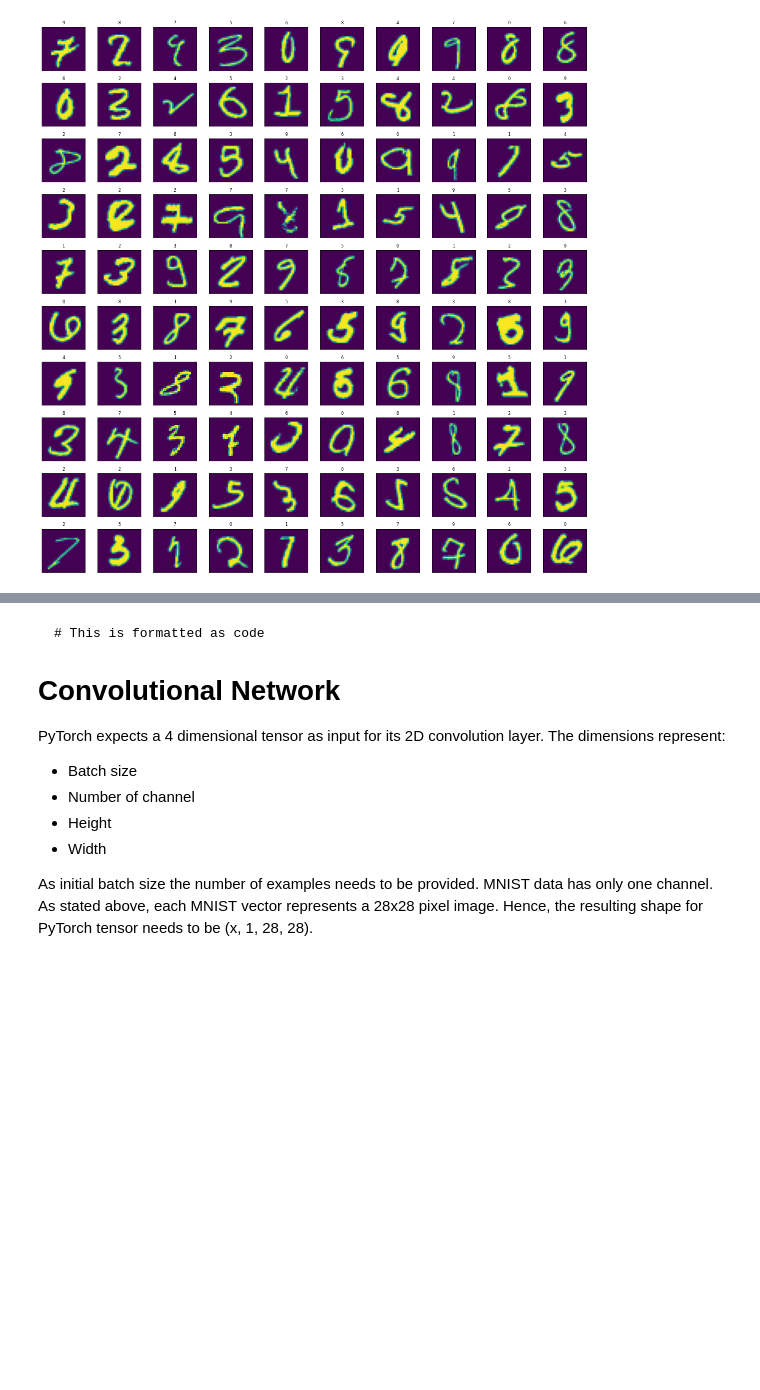
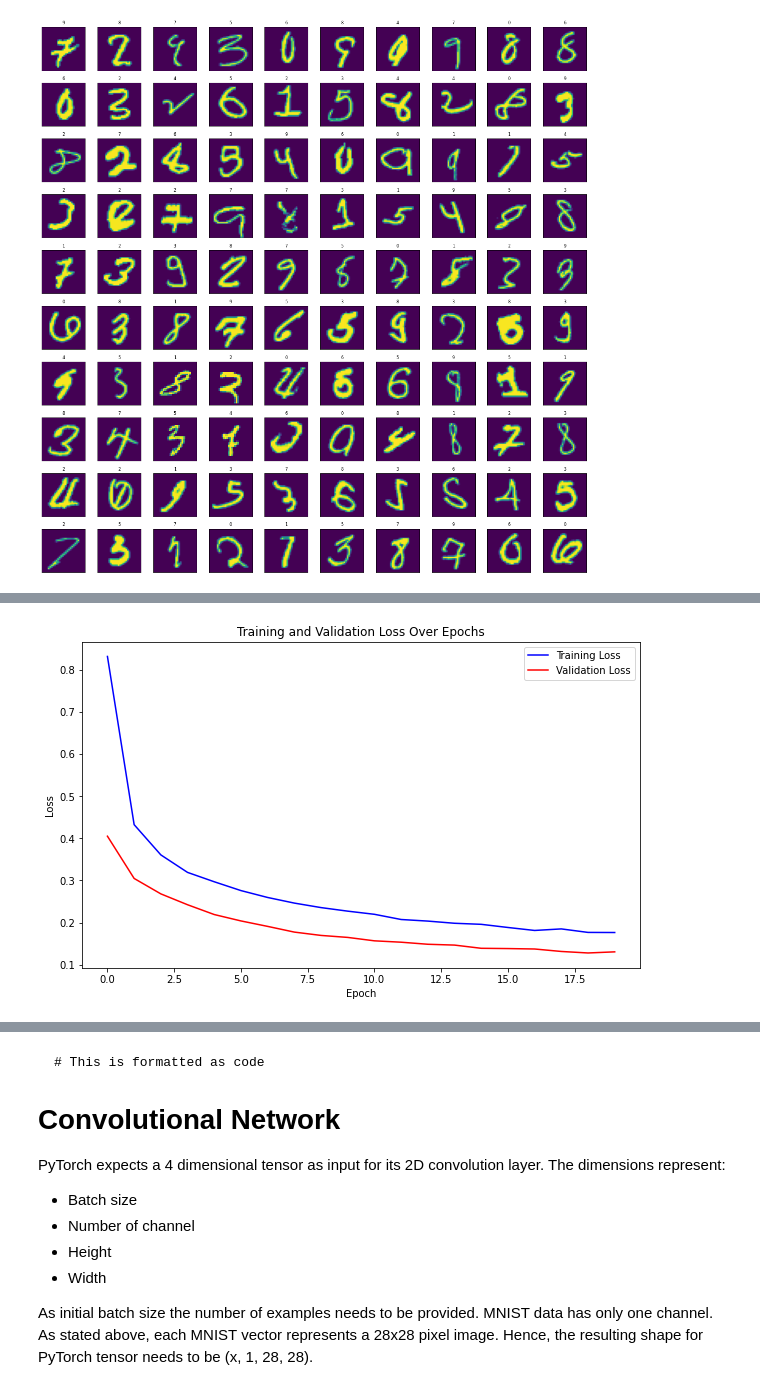
Before and after one commit to Cradulllaaa/Vizuara-AIML, a Jupyter notebook: Hand_written_text_classification_Project.ipynb, the cells around one changed output, grey strips where cells are left out. Drawn from its saved outputs; the diff is of its cells as text; code cells hidden in the pictures; blank space fills up the shorter version.

```diff
--- a/Hand_written_text_classification_Project.ipynb
+++ b/Hand_written_text_classification_Project.ipynb
@@ -172,0 +213,15 @@ plot_example(X_test[error_mask], y_pred[error_mask])
+# %%
+# Plot the training loss and validation loss over epochs
+train_loss = net.history[:, 'train_loss']
+valid_loss = net.history[:, 'valid_loss']
+
+plt.figure(figsize=(10, 6))
+plt.plot(train_loss, label='Training Loss', color='blue')
+plt.plot(valid_loss, label='Validation Loss', color='red')
+plt.xlabel('Epoch')
+plt.ylabel('Loss')
+plt.legend()
+plt.title('Training and Validation Loss Over Epochs')
+plt.show()
+# %% [output]
+[figure, added]
```
Also changed, not shown: parts of 19 cells of this notebook, 1 other file.
